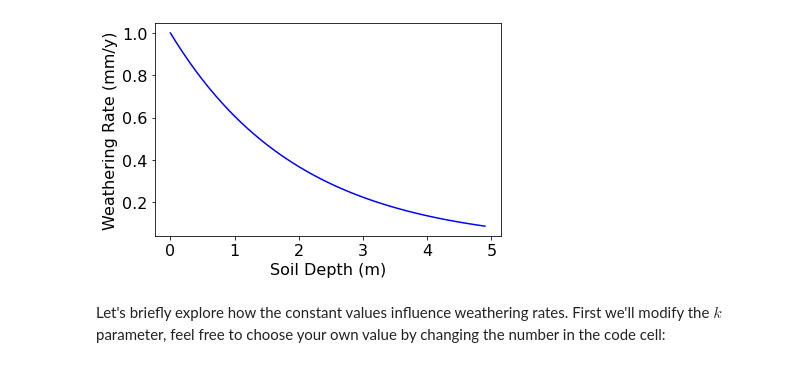
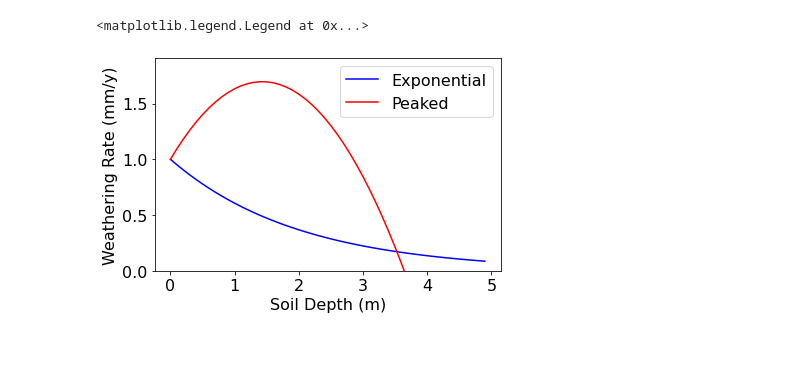
Before and after one commit to fclubb/EarthSurfaceProcesses, a Jupyter notebook: Week1_SoilsAndWeathering/SoilProductionFunction_ANSWERS.ipynb, the cells around one changed output. Cells and saved outputs as stored; diff of their text form; code cells hidden in the pictures.

```diff
--- a/Week1_SoilsAndWeathering/SoilProductionFunction_ANSWERS.ipynb
+++ b/Week1_SoilsAndWeathering/SoilProductionFunction_ANSWERS.ipynb
@@ -80,24 +107,52 @@ Let's take a look at what this function looks like by plotting it with python:
 # %%
+# First, set up the parameters from the original notebook including the range of soil thicknesses we will evaulate
+
 # define a range of soil thicknesses from 0-5m in 0.1m increments over which to evaluate the equation
 h = np.arange(0.,5.,0.1)
 
 # define the constants
 W_0 = 0.001 # m/year
 k = 0.5 # dimensionless
 
+#---------------------------------#
+
+# PLOT THE EXPONENTIAL SOIL PRODUCTION FUNCTION
 # execute the soil production equation, we have to use asterisk to times things together
 W = W_0*np.exp(-k*h)
 
 # set up a figure and set of axes for plotting
 fig, ax = plt.subplots()
 
 # make a line plot of h vs W (coloured blue)
 # we'll convert W from m/year to mm/year by multiplying by 1000 since there are 1000 mm in a m
-ax.plot(h,W*1000.,'b-')
+ax.plot(h,W*1000.,'b-', label='Exponential')
 plt.xlabel("Soil Depth (m)")
 plt.ylabel("Weathering Rate (mm/y)")
 plt.tight_layout()
+
+#---------------------------------#
+
+# NOW PLOT THE PEAKED SOIL PRODUCTION FUNCTION
+# define the critical depth for soil production
+h_c = 1.5 #metres
+
+# define the constant c
+c = 2 #dimensionless
+
+# define alpha
+alpha = 0.2
+
+# calculate the weathering rate for the range of soil depths, h
+f = (1 + c*(h/h_c) - h**2/h_c**2)
+W = W_0 * (alpha * np.exp(-k*h) + (1 - alpha)*f)
+
+# plot the new result with a blue dashed line
+ax.plot(h,W*1000.,'-', color='red', label = 'Peaked')
+# set the y limit to 0 so we don't get negative weathering rates
+ax.set_ylim(0,)
+
+# now add a legend
+plt.legend(loc='upper right')
 # %% [output]
+<matplotlib.legend.Legend at 0x...>
-[figure, old version]
+[figure, new version]
-# %% [markdown]
-Let's briefly explore how the constant values influence weathering rates. First we'll modify the $k$ parameter, feel free to choose your own value by changing the number in the code cell:
```
Also changed, not shown: parts of 25 cells of this notebook.
